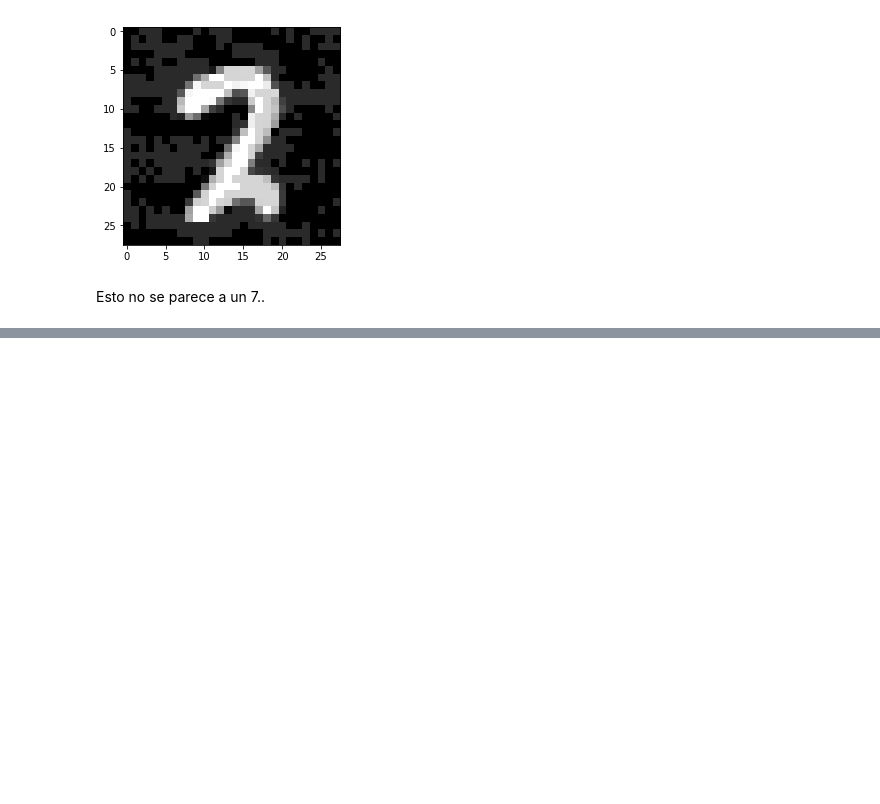
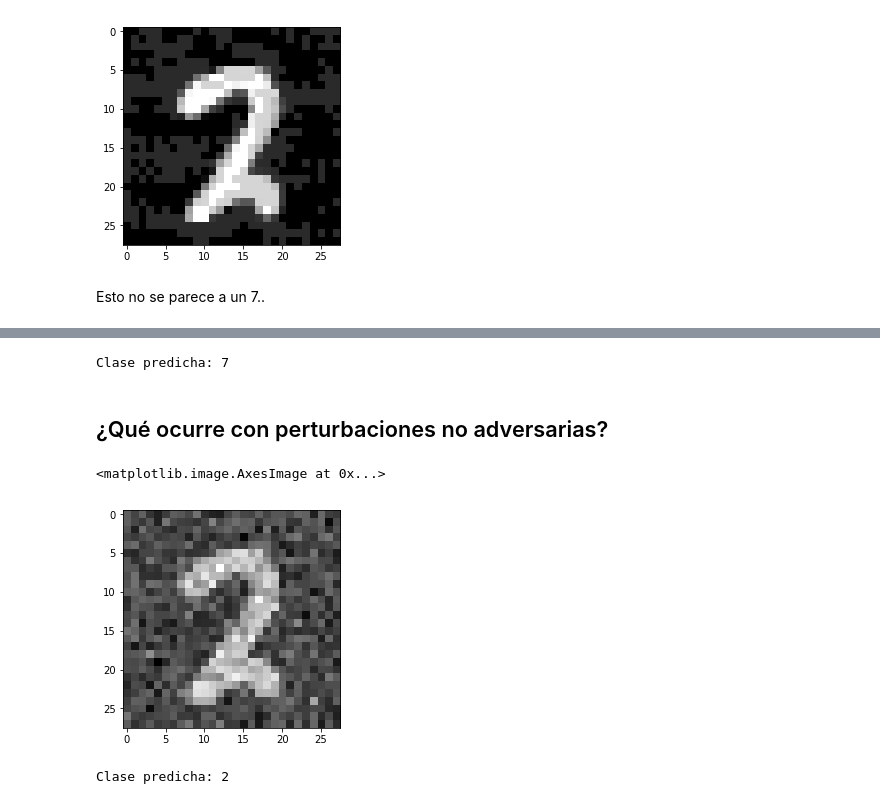
Before and after one commit to vicgalle/fom-tutorial, a Jupyter notebook: FOM_AML_images.ipynb, the cells around one changed output, grey strips where cells are left out. Cells and saved outputs as stored; diff of their text form; code cells hidden in the pictures; blank space fills up the shorter version.

```diff
--- a/FOM_AML_images.ipynb
+++ b/FOM_AML_images.ipynb
@@ -271,0 +317,19 @@ Esto no se parece a un 7..
+# %%
+adv_output = another_model(adv_sample.unsqueeze(0))
+print('Clase predicha:', torch.argmax( adv_output ).numpy())
+# %% [output]
+Clase predicha: 7
+# %% [markdown]
+## ¿Qué ocurre con perturbaciones no adversarias?
+# %%
+sample_rand = sample + 0.2*torch.randn_like(sample)
+# %%
+plt.imshow(sample_rand.detach().numpy()[0,:,:], cmap='gray')
+# %% [output]
+<matplotlib.image.AxesImage at 0x...>
+[figure, added]
+# %%
+rand_output = another_model(sample_rand.unsqueeze(0))
+print('Clase predicha:', torch.argmax( rand_output ).numpy())
+# %% [output]
+Clase predicha: 2
```
Also changed, not shown: parts of 18 cells of this notebook, 1 other file.
